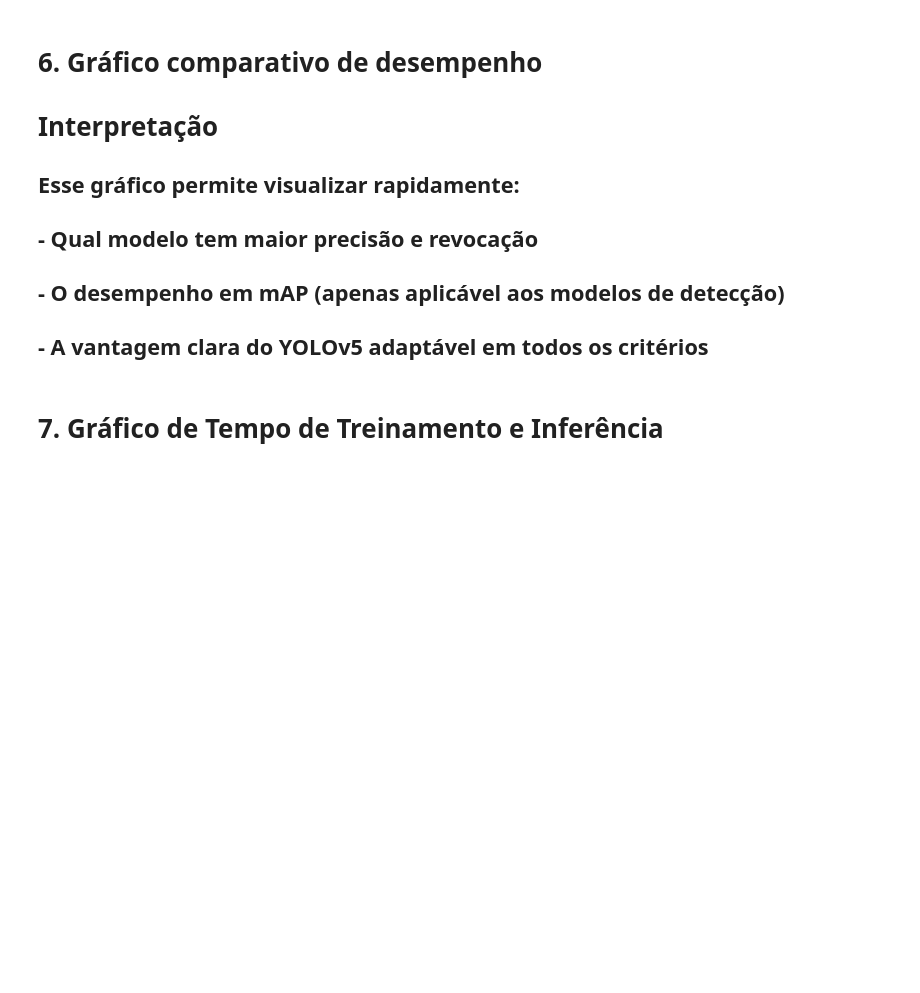
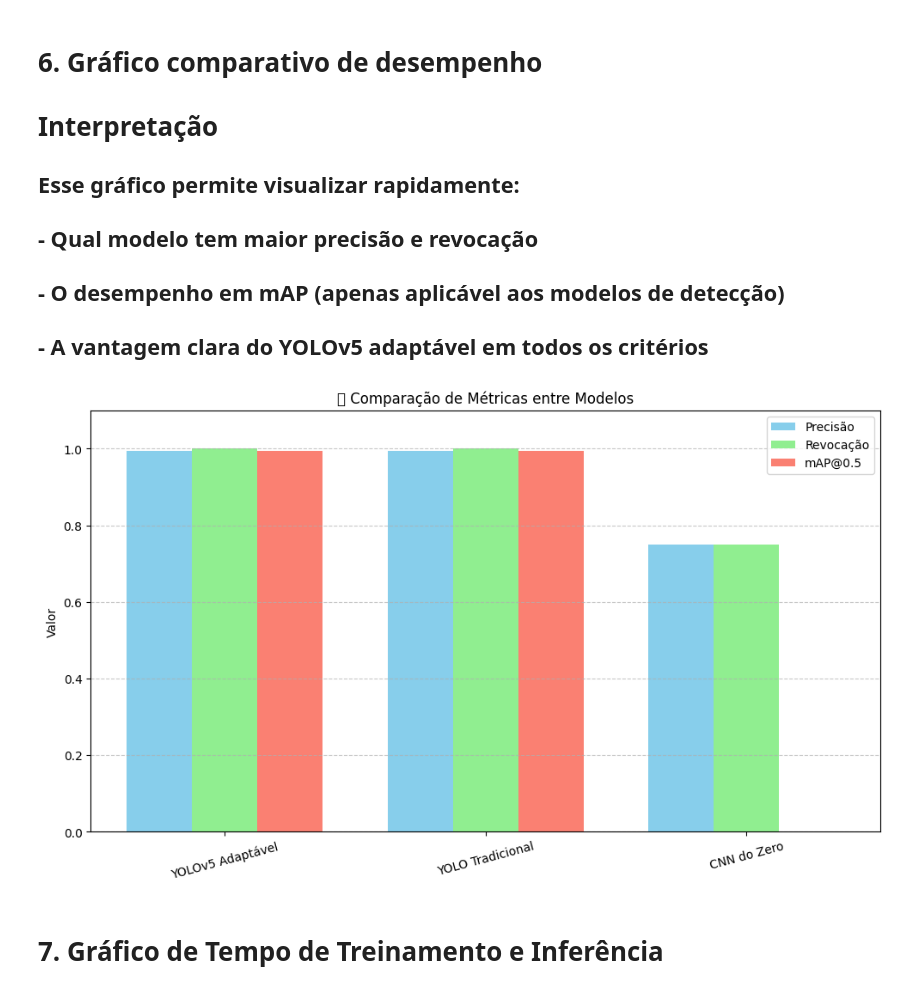
Before and after one commit to rm563003/FIAP, a Jupyter notebook: FarmTechVision_Grupo7/notebook/entrega2/entrega2_comparativo_fase6.ipynb, the cells around one changed output. Cells and saved outputs as stored; diff of their text form; code cells hidden in the pictures; blank space fills up the shorter version.

```diff
--- a/FarmTechVision_Grupo7/notebook/entrega2/entrega2_comparativo_fase6.ipynb
+++ b/FarmTechVision_Grupo7/notebook/entrega2/entrega2_comparativo_fase6.ipynb
@@ -190,37 +262,39 @@ print(f"✅ Acurácia no teste: {acc:.2f}")
 # %%
 # 6. Gráfico comparativo de desempenho
 
 
 import matplotlib.pyplot as plt
 import numpy as np
 
 # Modelos
 modelos = ['YOLOv5 Adaptável', 'YOLO Tradicional', 'CNN do Zero']
 
-# Métricas (substitua pelos seus valores reais se necessário)
-precisao = [0.93, 0.78, 0.91]
-revocacao = [1.00, 0.85, 0.88]
-map_05 = [0.995, 0.82, 0]  # CNN não tem mAP, usamos 0 para visualização
+# Métricas
+precisao = [0.994, 0.994, 0.750]
+revocacao = [1.000, 1.000, 0.750]
+map_05 = [0.995, 0.995, 0]  # CNN não tem mAP, usamos 0 para visualização
 
 # Posições no eixo x
 x = np.arange(len(modelos))
 largura = 0.25
 
 # Gráfico de barras
 plt.figure(figsize=(10,6))
 plt.bar(x - largura, precisao, width=largura, label='Precisão', color='skyblue')
 plt.bar(x, revocacao, width=largura, label='Revocação', color='lightgreen')
 plt.bar(x + largura, map_05, width=largura, label='mAP@0.5', color='salmon')
 
 # Rótulos e título
 plt.xticks(x, modelos, rotation=15)
 plt.ylabel('Valor')
 plt.ylim(0, 1.1)
 plt.title('📊 Comparação de Métricas entre Modelos')
 plt.legend()
 plt.grid(axis='y', linestyle='--', alpha=0.7)
 plt.tight_layout()
 plt.show()
+# %% [output]
+[figure, added]
 # %% [markdown]
 
 # 7. Gráfico de Tempo de Treinamento e Inferência
```
Also changed, not shown: parts of 8 cells of this notebook.
